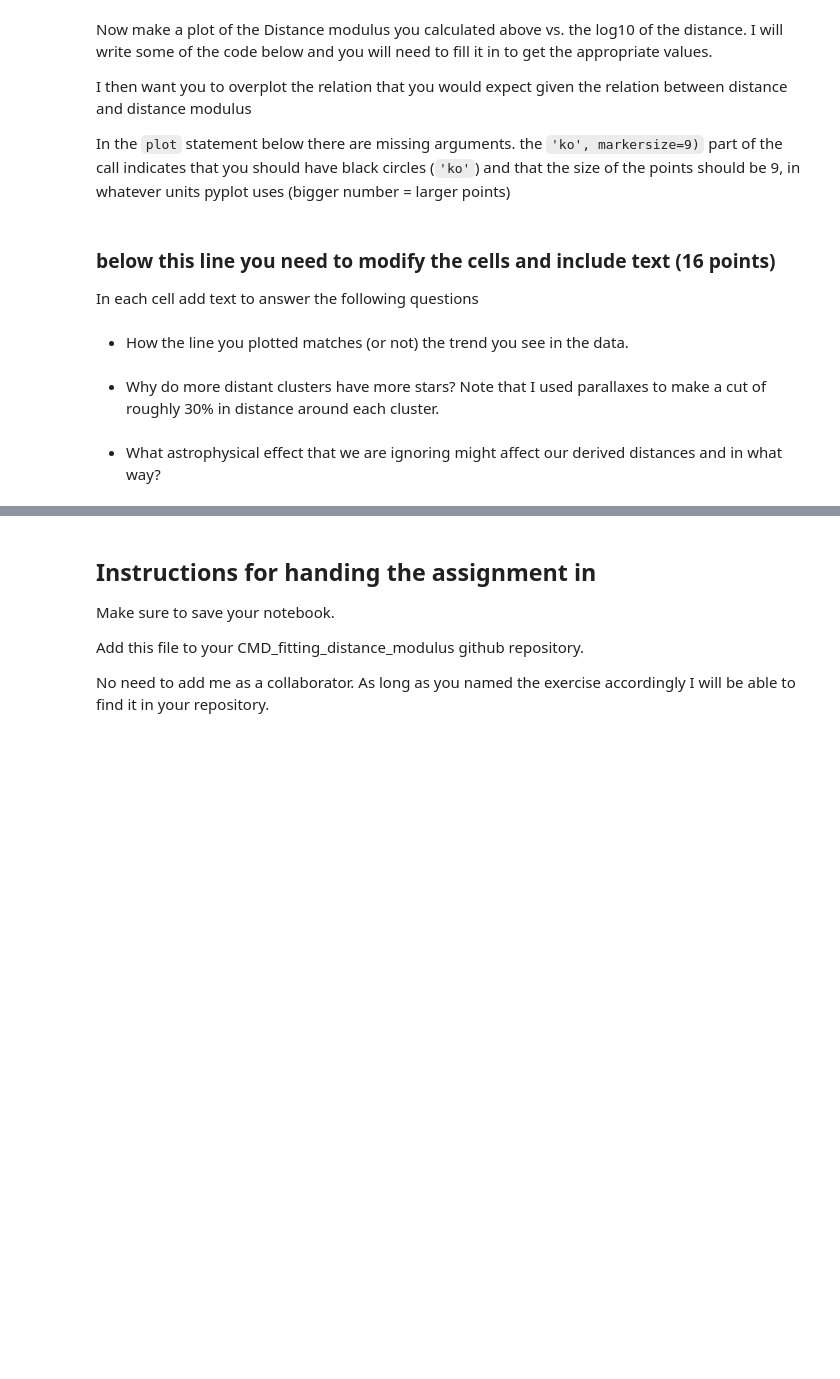
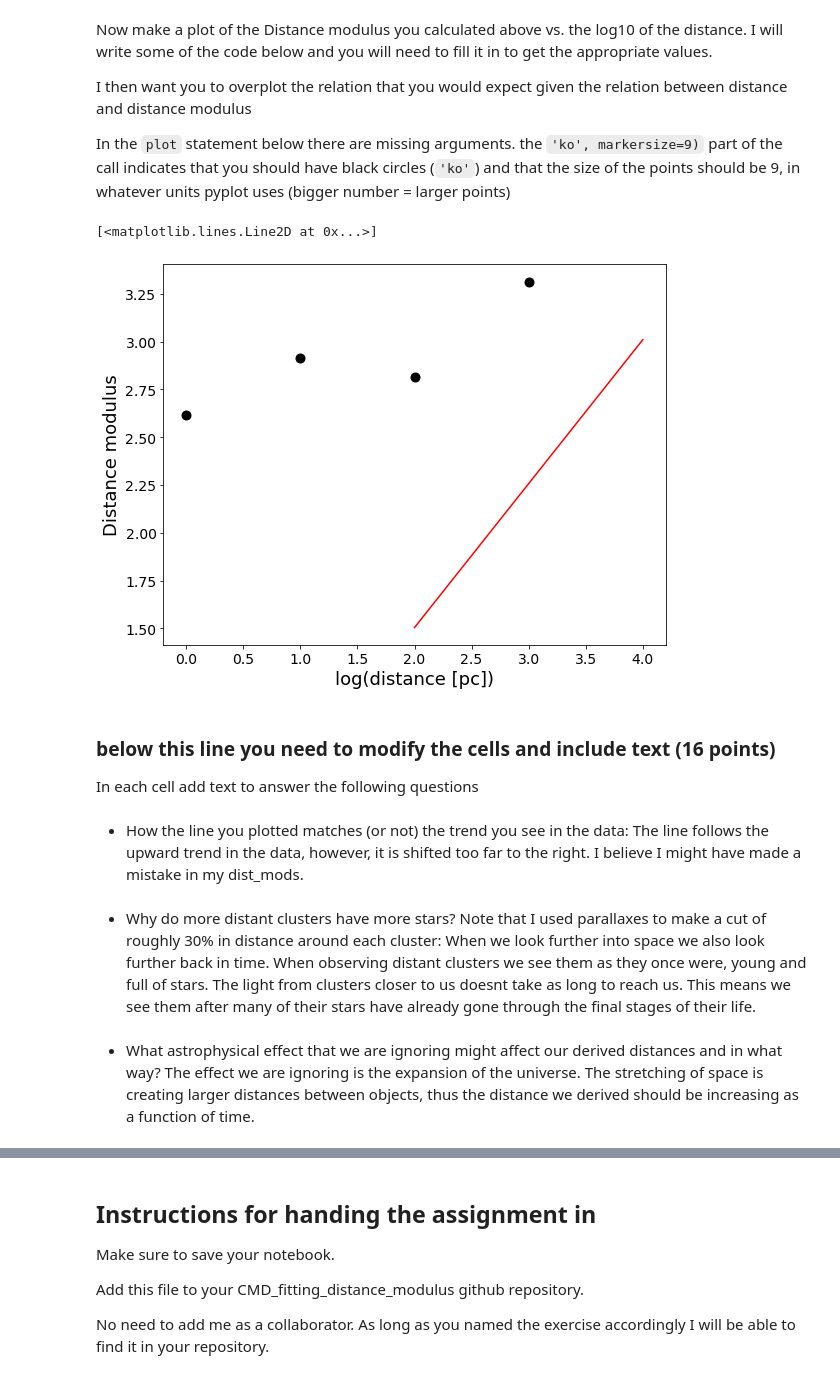
Before and after one commit to JesseGarcia24/CMD_distmod_student, a Jupyter notebook: cluster_plot_student.ipynb, the cells around one changed output, grey strips where cells are left out. Drawn from its saved outputs; the diff is of its cells as text; code cells hidden in the pictures; blank space fills up the shorter version.

```diff
--- a/cluster_plot_student.ipynb
+++ b/cluster_plot_student.ipynb
@@ -74,10 +74,10 @@ Use the derived magnitude shift to compute a distance to the cluster by writing
 #To compute the log_10 you need to write "np.log10(number)"
 #### Write code here.
 # enter your calculated shift here
-shift_m36 = -3
+shift_m36 = -4
 
 # Assuming the distance to M45 is 130pc write an code expression that converts your shift into the ratio of the distances
 #the Pleiades to this cluster
-dist_ratio_m36 =
+dist_ratio_m36 = 130/(10**(-(shift_m36-5*np.log10(13))/5)*10)
 print(dist_ratio_m36)
 # %% [output]
@@ -98,10 +98,10 @@ Use the derived magnitude shift to compute a distance to the cluster by writing
 #### Write code here.
 
 # enter your calculated shift here
-shift_ngc6231 =
+shift_ngc6231 = -3.5
 
 # Assuming the distance to M45 is 130pc write an code expression that converts your shift into the ratio of the distances
 #the Pleiades to this cluster
-dist_ratio_ngc6231 =
+dist_ratio_ngc6231 = 130/(10**(-(shift_ngc6231-5*np.log10(13))/5)*10)
 print(dist_ratio_ngc6231)
 # %% [output]
@@ -142,7 +144,8 @@ dist_ratios = np.array([dist_ratio_m34, dist_ratio_m36, dist_ratio_ngc6231, dist
 
 #write an expression to calculate the distance to each cluster
 dist_pleiades = 130.0
-dists =
+dists = dist_pleiades/np.array([dist_ratio_m34, dist_ratio_m36, dist_ratio_ngc6231, dist_ratio_ngc3293])
+
 
 print("Distance for M 34 = ", dists[0], " pc")
 print("Distance for M 36 = ", dists[1], " pc")
@@ -151,7 +154,7 @@ print("Distance for NGC 3293 = ", dists[3], " pc")
 print()
 
 #write an expression to derive the distance modulus from the distance ratio or distance
-dist_mods =
+dist_mods = -5*np.log10(np.array([dist_ratio_m34, dist_ratio_m36, dist_ratio_ngc6231, dist_ratio_ngc3293]))
 
 print("Distance Modulus for M 34 = ", dist_mods[0])
 print("Distance Modulus for M 36 = ", dist_mods[1])
@@ -166,34 +179,37 @@ In the `plot` statement below there are missing arguments.  the `'ko', markersiz
 # %%
 #You will need to make an array that contains the log of the distances
 
 #### Write code here
-logdist =
+logdist = np.log10(dists)
 
 #now complete this plot statement to plot the log of the distance vs. the distance modulus.
-plt.plot( ,'ko', markersize=9)
+plt.plot( logdist,'ko', markersize=9)
 plt.xlabel('log(distance [pc])')
 plt.ylabel('Distance modulus')
 
 # here you will need to draw a line on your plot that shows the prediction
 #of the distance modulus given the distance.
 #these are the two x-points of your line, in log distance
 logdistpred = np.array([2,4])
 
 # write down the function that turns logdistpred into the distance modulus
 #
-dmpred =
+dmpred = 5*np.log10(logdistpred)
 
 #plot this line on the previous plot
 #the 'r-' indicates a red line
 plt.plot(logdistpred, dmpred, 'r-')
+# %% [output]
+[<matplotlib.lines.Line2D at 0x...>]
+[figure, added]
 # %% [markdown]
 ### below this line you need to modify the cells and include text  (16 points)
 
 In each cell add text to answer the following questions
 # %% [markdown]
-- How the line you plotted matches (or not) the trend you see in the data.
+- How the line you plotted matches (or not) the trend you see in the data: The line follows the upward trend in the data, however, it is shifted too far to the right. I believe I might have made a mistake in my dist_mods.
 # %% [markdown]
-- Why do more distant clusters have more stars?  Note that I used parallaxes to make a cut of roughly 30% in distance around each cluster.
+- Why do more distant clusters have more stars?  Note that I used parallaxes to make a cut of roughly 30% in distance around each cluster: When we look further into space we also look further back in time. When observing distant clusters we see them as they once were, young and full of stars. The light from clusters closer to us doesnt take as long to reach us. This means we see them after many of their stars have already gone through the final stages of their life.
 # %% [markdown]
-- What astrophysical effect that we are ignoring might affect our derived distances and in what way?
+- What astrophysical effect that we are ignoring might affect our derived distances and in what way? The effect we are ignoring is the expansion of the universe. The stretching of space is creating larger distances between objects, thus the distance we derived should be increasing as a function of time.
 # %% [markdown]
```
Also changed, not shown: parts of 17 cells of this notebook.
